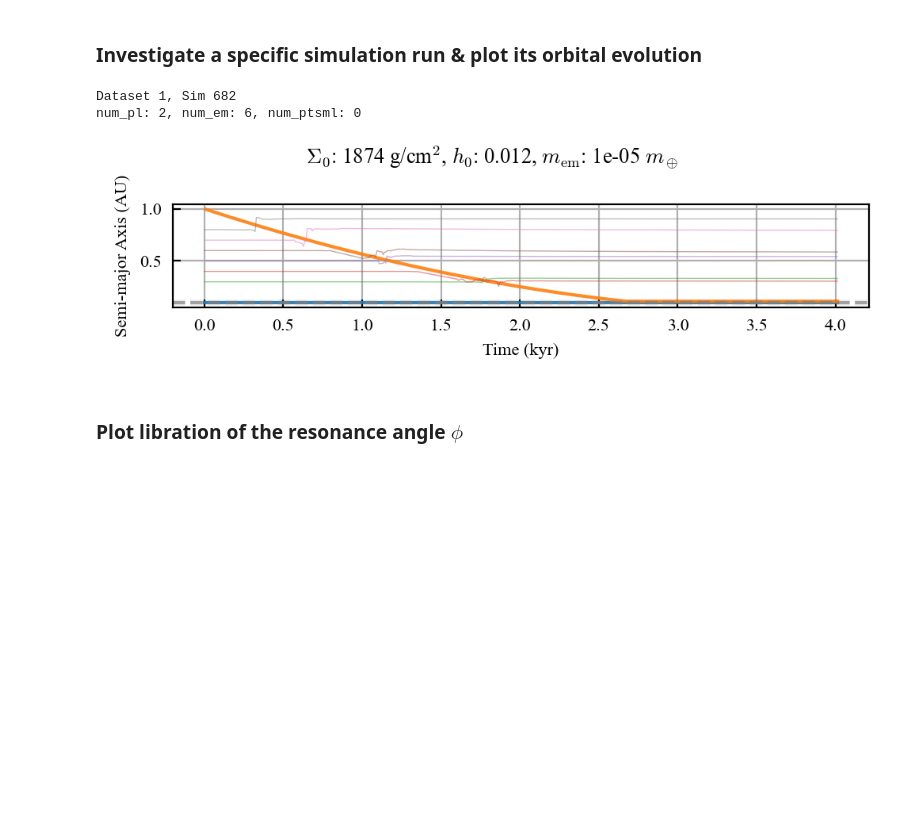
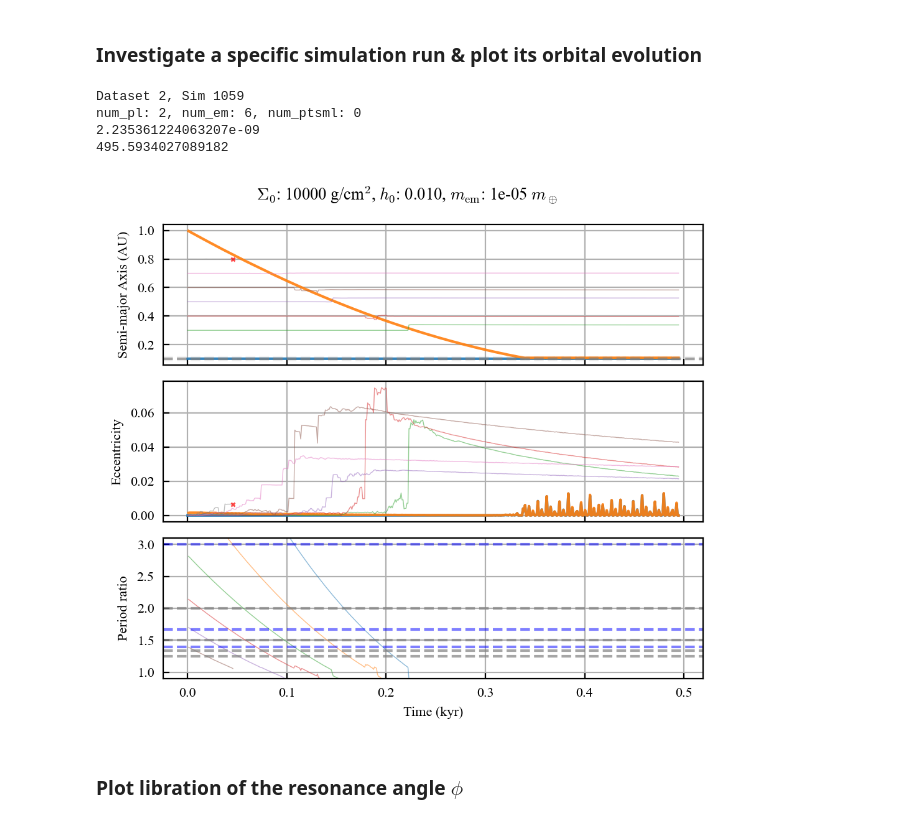
Before and after one commit to dchen10Git/uh-ifa-reu-2026, a Jupyter notebook: analyze_one_sim.ipynb, the cells around one changed output. Drawn from its saved outputs; the diff is of its cells as text; code cells hidden in the pictures; blank space fills up the shorter version.

```diff
--- a/analyze_one_sim.ipynb
+++ b/analyze_one_sim.ipynb
@@ -78,7 +78,7 @@ def plot_system(saved_sim, elements, num_pl, num_em, num_ptsml, t_units='kyr'):
     em_style = {'alpha': 0.5, 'lw': 0.5} # 'c': 'navy'
     ptsml_style = {'c': 'k', 'alpha': 0.9, 'lw': 0.2}
 
-    if not isinstance(axs, list): # if elements is one item
+    if not isinstance(axs, (list, np.ndarray)): # if elements is one item
         axs = [axs]
     for i, ax in enumerate(axs):
         if elements[i] == 'a':
@@ -297,38 +297,41 @@ def plot_system(saved_sim, elements, num_pl, num_em, num_ptsml, t_units='kyr'):
     else:
         plt.suptitle(f"$\Sigma_0$: {metadata['Sigma_1au']:.0f} g/cm$^2$, $h_0$: {metadata['h_1au']:.3f}")
     plt.tight_layout(); plt.show()
     # plt.savefig("Figures/orbital_evo.svg", bbox_inches="tight")
 
-dataset_id = 1
-sim_id = 682
+dataset_id = 2
+sim_id = 1059
 
-elements = ['a']
+elements = ['a', 'e', 'P_ratio_em']
 
 for sim_id in range(sim_id, sim_id+1, 10):
 # for sim_id in inside_d:
     base_dir = Path.cwd()
     file_path = base_dir.parent / f"sim_results/dataset{dataset_id}" / f"sim{sim_id}.h5"
 
     try:
         saved_sim = reb_sims.load_simulation_run(file_path)
     except FileNotFoundError:
         print(f"Sim {sim_id} not found")
         continue
 
     sim_data, metadata = saved_sim
     m_star = metadata['m_star']
     rock_names = list(sim_data.keys())
     rocks = {p: sim_data[p] for p in rock_names}
     num_pl, num_em, num_ptsml = metadata['num_pl'], metadata['num_em'], metadata['num_ptsml']
 
     print(f"Dataset {dataset_id}, Sim {sim_id}")
     print(f"num_pl: {metadata['num_pl']}, num_em: {metadata['num_em']}, num_ptsml: {metadata['num_ptsml']}")
+    print(1/(2.7+1.1) / 5*m_earth / (metadata['Sigma_1au']*AU**2 / Msun) * metadata['h_1au']**2 / (2*np.pi))
     # plot_system(saved_sim, ['a', 'e', 'P_ratio', 'tau_a'], num_pl, num_em, num_ptsml)
     plot_system(saved_sim, elements, num_pl, num_em, num_ptsml)
 # %% [output]
-Dataset 1, Sim 682
+Dataset 2, Sim 1059
 num_pl: 2, num_em: 6, num_ptsml: 0
+2.235361224063207e-09
+495.5934027089182
-[figure, old version]
+[figure, new version]
 # %% [markdown]
 ### Plot libration of the resonance angle $\phi$
 # %%
```
Also changed, not shown: parts of 3 cells of this notebook, 7 other files.
